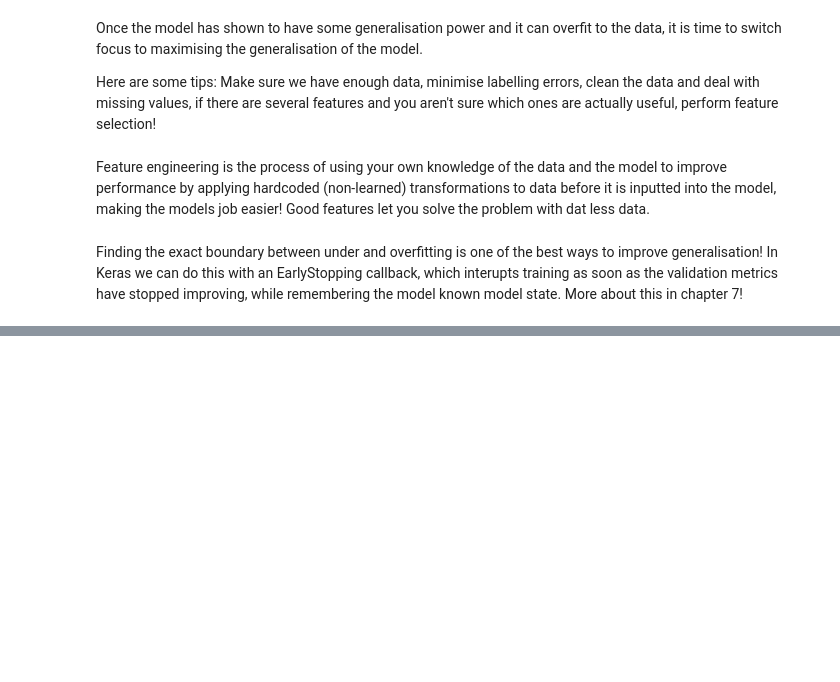
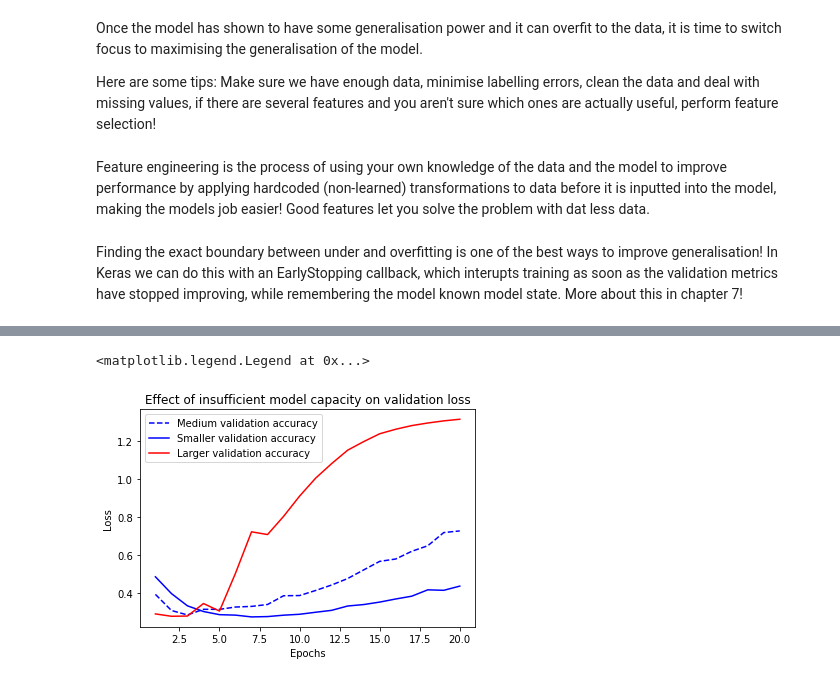
Before and after one commit to mikegroom765/Deep-learning-with-Python, a Jupyter notebook: Chapter 5.ipynb, the cells around one changed output, grey strips where cells are left out. Saved outputs shown, nothing was run; the diff lists cells and outputs as text; code cells hidden in the pictures; blank space fills up the shorter version.

```diff
--- a/Chapter 5.ipynb
+++ b/Chapter 5.ipynb
@@ -253,0 +304,15 @@ Finding the exact boundary between under and overfitting is one of the best ways
+# %%
+epochs = range(1, 21)
+val_loss_original = history_original.history["val_loss"]
+val_loss_smaller = history_smaller.history["val_loss"]
+val_loss_larger = history_larger.history["val_loss"]
+plt.plot(epochs, val_loss_original, "b--", label="Medium validation accuracy")
+plt.plot(epochs, val_loss_smaller, "b", label="Smaller validation accuracy")
+plt.plot(epochs, val_loss_larger, "r", label="Larger validation accuracy")
+plt.title("Effect of insufficient model capacity on validation loss")
+plt.xlabel("Epochs")
+plt.ylabel("Loss")
+plt.legend()
+# %% [output]
+<matplotlib.legend.Legend at 0x...>
+[figure, added]
```
Also changed, not shown: parts of 10 cells of this notebook.
